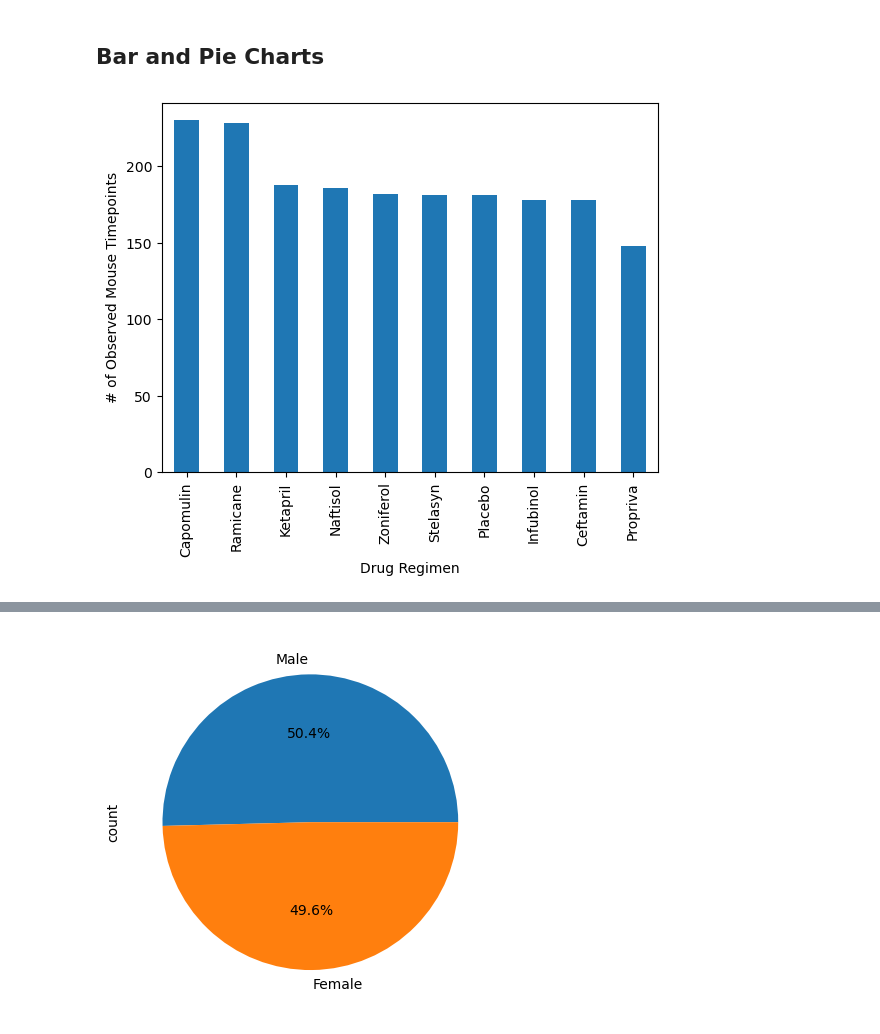
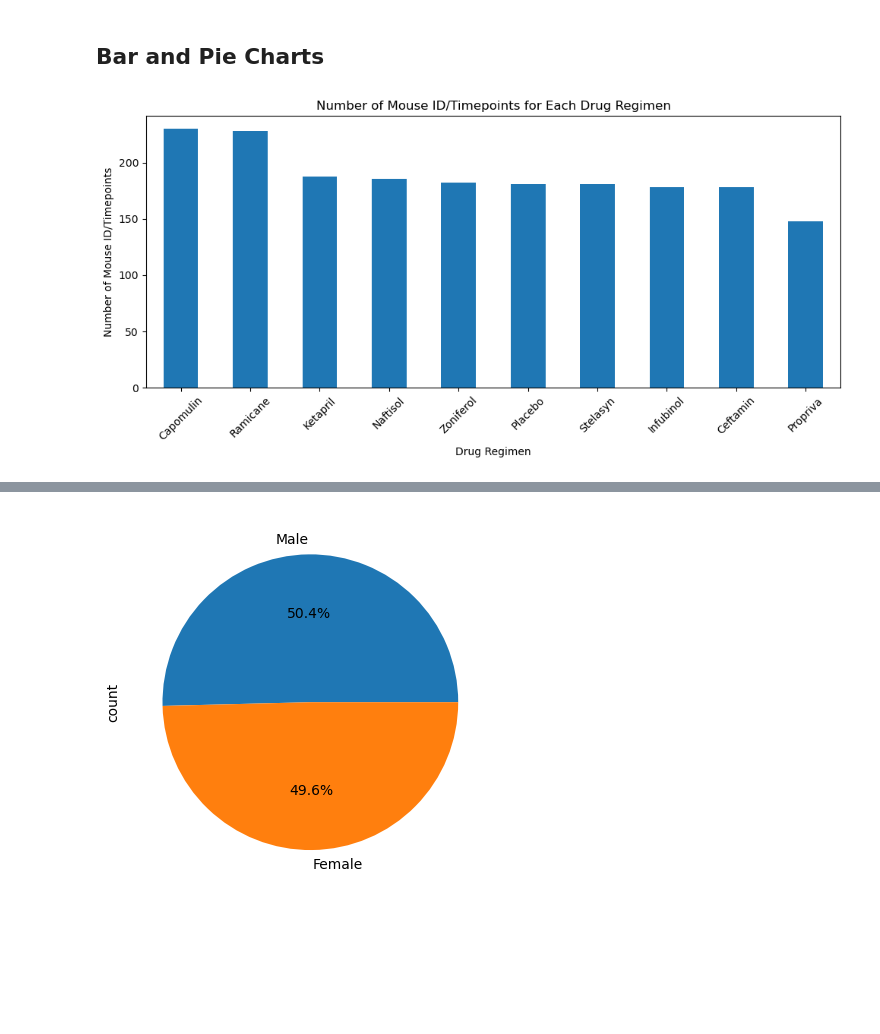
Before and after one commit to KP-Priest/Mod_5, a Jupyter notebook: pymaceuticals_starter.ipynb, the cells around one changed output, grey strips where cells are left out. Drawn from its saved outputs; the diff is of its cells as text; code cells hidden in the pictures; blank space fills up the shorter version.

```diff
--- a/pymaceuticals_starter.ipynb
+++ b/pymaceuticals_starter.ipynb
@@ -134,5 +134,18 @@ summary_stats
 ## Bar and Pie Charts
 # %%
 # Generate a bar plot showing the total number of rows (Mouse ID/Timepoints) for each drug regimen using Pandas.
+
+# Calculate drug count
+drug_count = clean_data['Drug Regimen'].value_counts()
+
+#Make bar plot
+drug_count.plot(kind='bar', figsize=(10,5))
+plt.title('Number of Mouse ID/Timepoints for Each Drug Regimen')
+plt.xlabel('Drug Regimen')
+plt.ylabel('Number of Mouse ID/Timepoints')
+plt.xticks(rotation=45)
+plt.tight_layout()
+
+plt.show()
 # %% [output]
-[figure, old version]
+[figure, new version]
```
Also changed, not shown: parts of 2 cells of this notebook.
